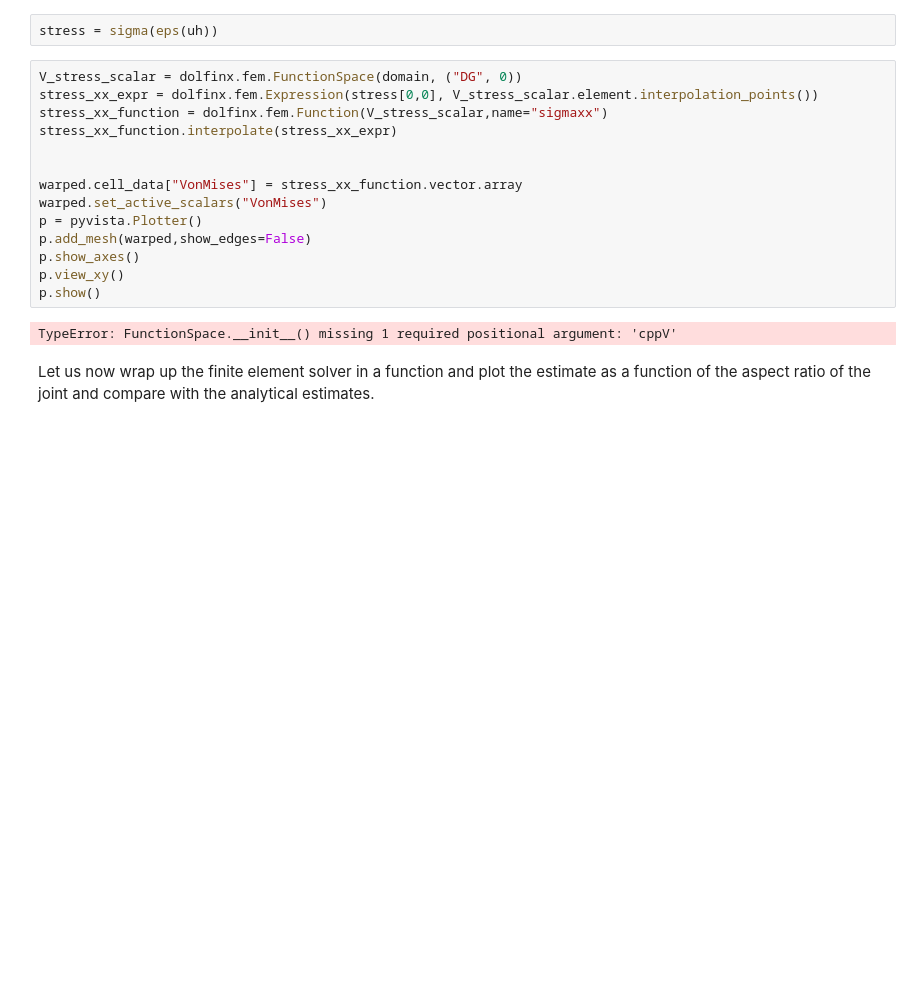
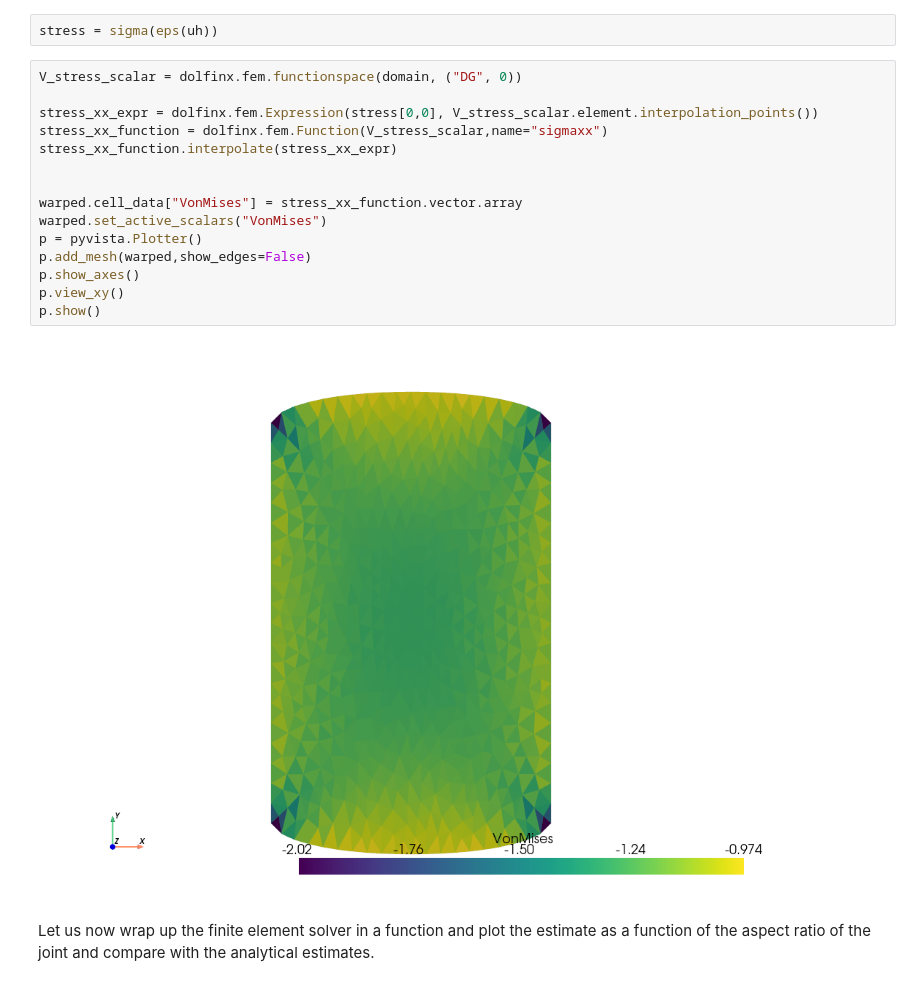
Before and after one commit to msolides-2022/fem-examples, a Jupyter notebook: 02-ElasticJoint.ipynb, the cells around one changed output. Saved outputs shown, nothing was run; the diff lists cells and outputs as text; blank space fills up the shorter version.

```diff
--- a/02-ElasticJoint.ipynb
+++ b/02-ElasticJoint.ipynb
@@ -167,21 +169,22 @@ We calculate here the Von Mises stress by interpolating the corresponding ufl ex
 # %%
 stress = sigma(eps(uh))
 # %%
-V_stress_scalar = dolfinx.fem.FunctionSpace(domain, ("DG", 0))
+V_stress_scalar = dolfinx.fem.functionspace(domain, ("DG", 0))
+
 stress_xx_expr = dolfinx.fem.Expression(stress[0,0], V_stress_scalar.element.interpolation_points())
 stress_xx_function = dolfinx.fem.Function(V_stress_scalar,name="sigmaxx")
 stress_xx_function.interpolate(stress_xx_expr)
 
 
 warped.cell_data["VonMises"] = stress_xx_function.vector.array
 warped.set_active_scalars("VonMises")
 p = pyvista.Plotter()
 p.add_mesh(warped,show_edges=False)
 p.show_axes()
 p.view_xy()
 p.show()
 # %% [output]
-TypeError: FunctionSpace.__init__() missing 1 required positional argument: 'cppV'
+[figure, added]
 # %% [markdown]
 Let us now wrap up the finite element solver in a function and plot the estimate as a function of the aspect ratio of the joint and compare with the analytical estimates.
 # %%
```
Also changed, not shown: parts of 1 cell of this notebook.
